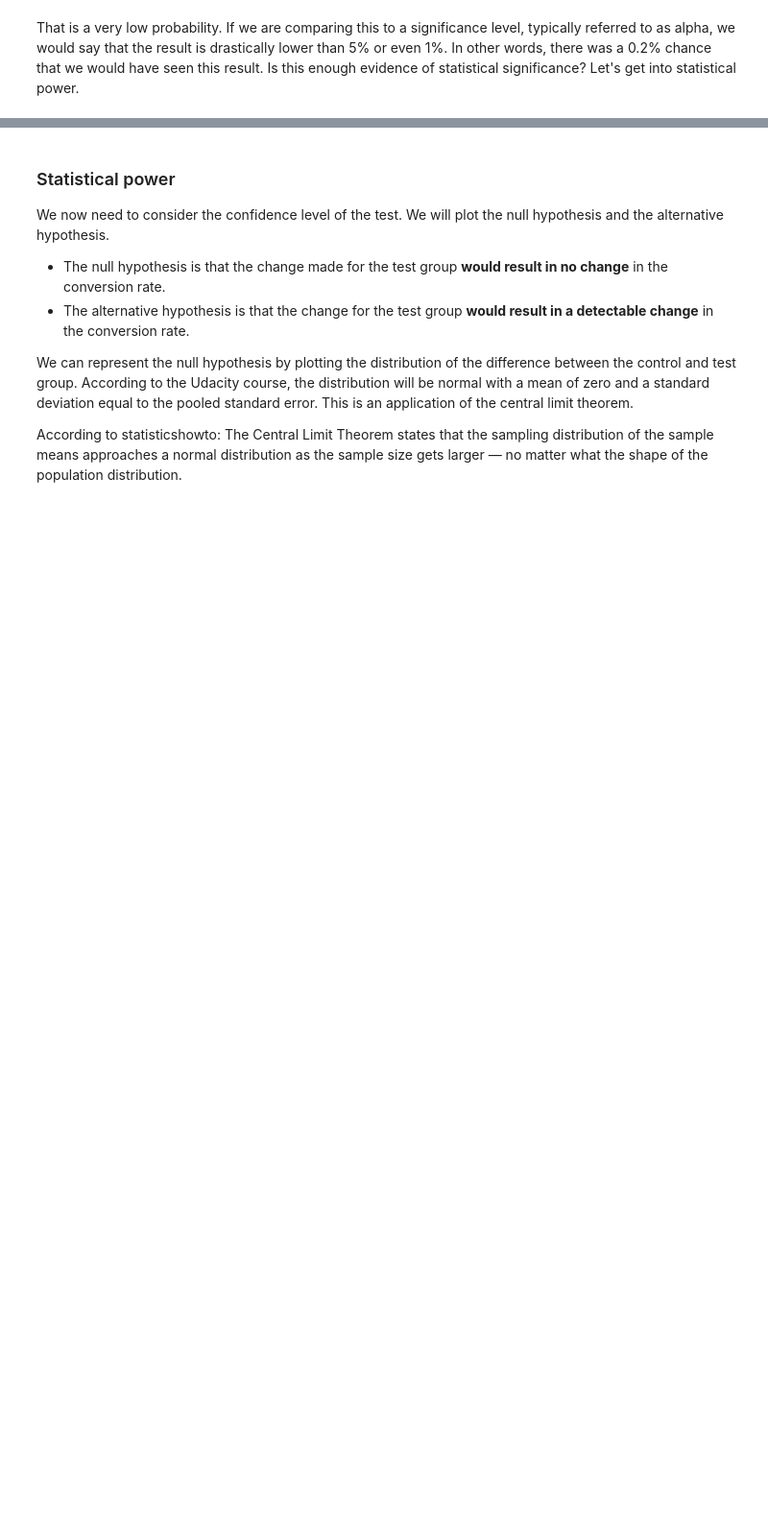
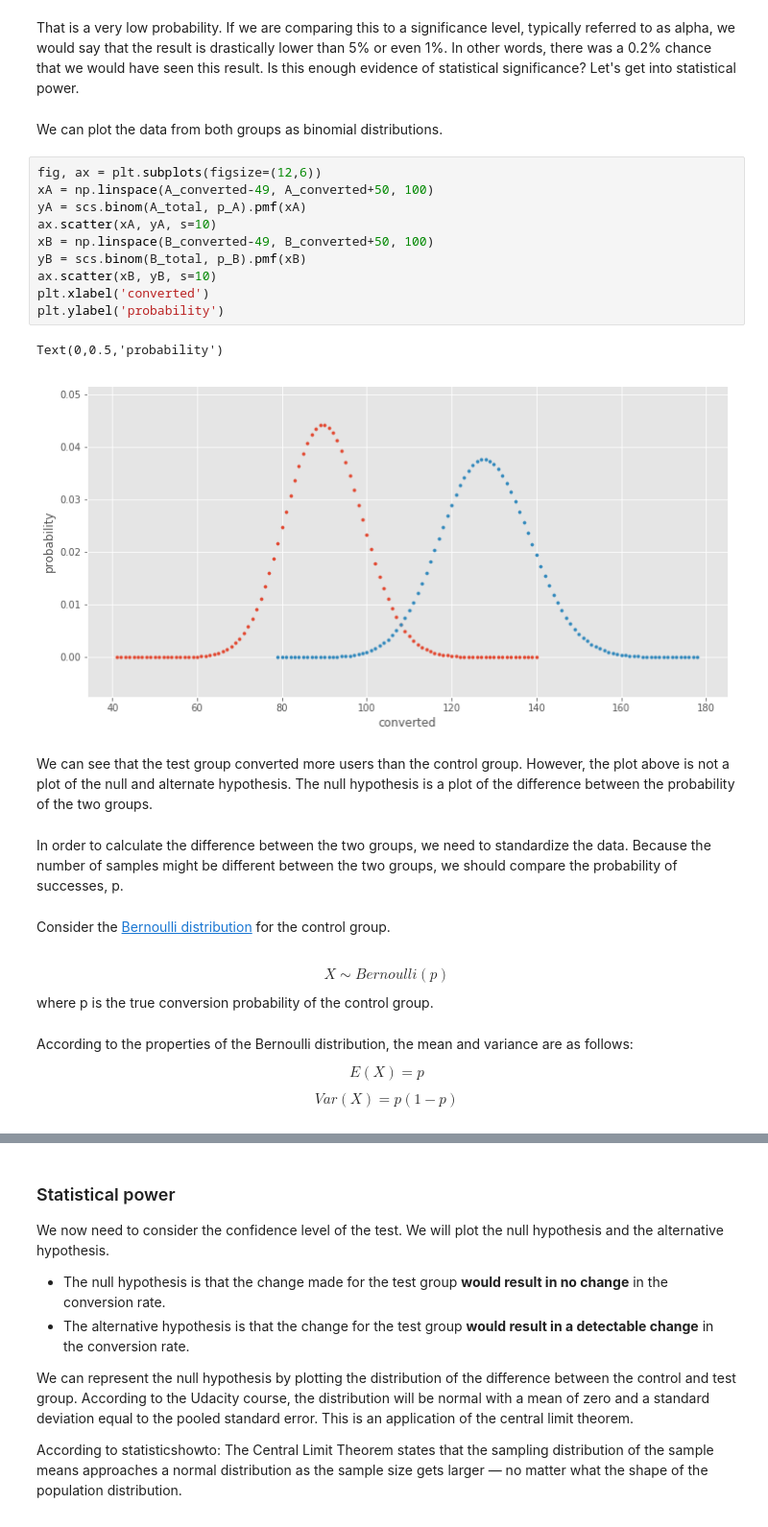
Before and after one commit to mnguyenngo/ab-framework, a Jupyter notebook: notebooks/Walkthrough.ipynb, the cells around one changed output, grey strips where cells are left out. Shown at 96% size. Saved outputs shown, nothing was run; the diff lists cells and outputs as text; blank space fills up the shorter version.

```diff
--- a/notebooks/Walkthrough.ipynb
+++ b/notebooks/Walkthrough.ipynb
@@ -124,2 +148,32 @@ scs.binom(A_total, A_cr).pmf(126)
 # %% [markdown]
 That is a very low probability. If we are comparing this to a significance level, typically referred to as alpha, we would say that the result is drastically lower than 5% or even 1%. In other words, there was a 0.2% chance that we would have seen this result. Is this enough evidence of statistical significance? Let's get into statistical power.
+# %% [markdown]
+We can plot the data from both groups as binomial distributions.
+# %%
+fig, ax = plt.subplots(figsize=(12,6))
+xA = np.linspace(A_converted-49, A_converted+50, 100)
+yA = scs.binom(A_total, p_A).pmf(xA)
+ax.scatter(xA, yA, s=10)
+xB = np.linspace(B_converted-49, B_converted+50, 100)
+yB = scs.binom(B_total, p_B).pmf(xB)
+ax.scatter(xB, yB, s=10)
+plt.xlabel('converted')
+plt.ylabel('probability')
+# %% [output]
+Text(0,0.5,'probability')
+[figure, added]
+# %% [markdown]
+We can see that the test group converted more users than the control group. However, the plot above is not a plot of the null and alternate hypothesis. The null hypothesis is a plot of the difference between the probability of the two groups.
+# %% [markdown]
+In order to calculate the difference between the two groups, we need to standardize the data. Because the number of samples might be different between the two groups, we should compare the probability of successes, p.
+# %% [markdown]
+Consider the [Bernoulli distribution](https://en.wikipedia.org/wiki/Bernoulli_distribution) for the control group.
+# %% [markdown]
+$$ X \sim Bernoulli(p) $$
+where p is the true conversion probability of the control group.
+# %% [markdown]
+According to the properties of the Bernoulli distribution, the mean and variance are as follows:
+
+$$ E(X) = p $$
+
+$$ Var(X) = p(1-p) $$
```
Also changed, not shown: parts of 43 cells of this notebook, 2 other files.
